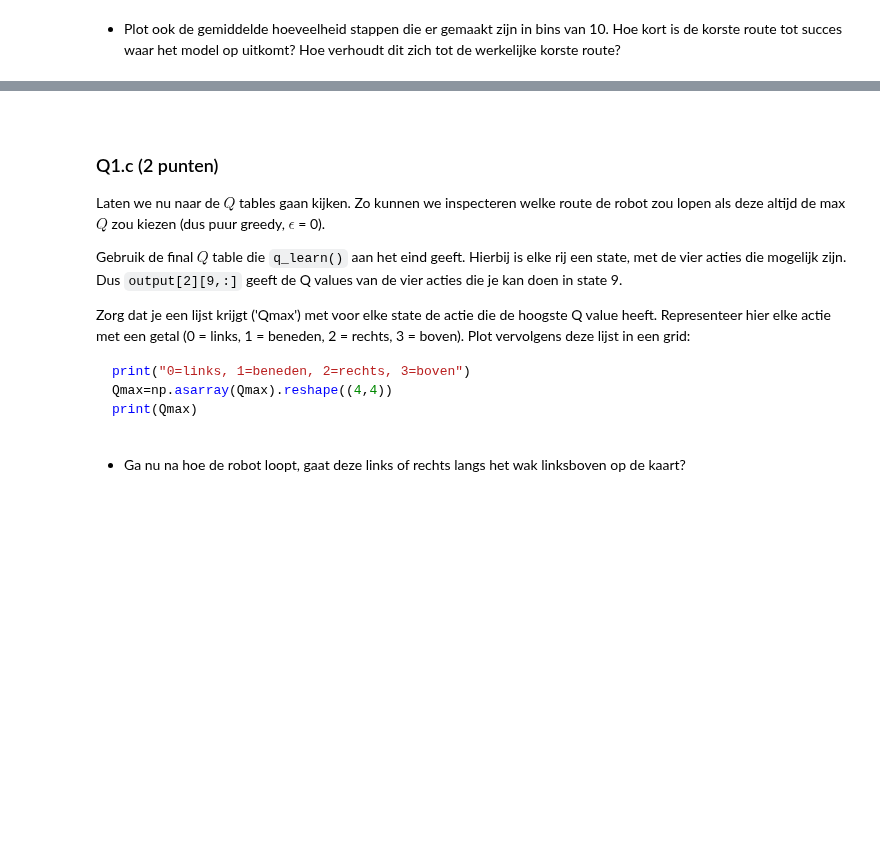
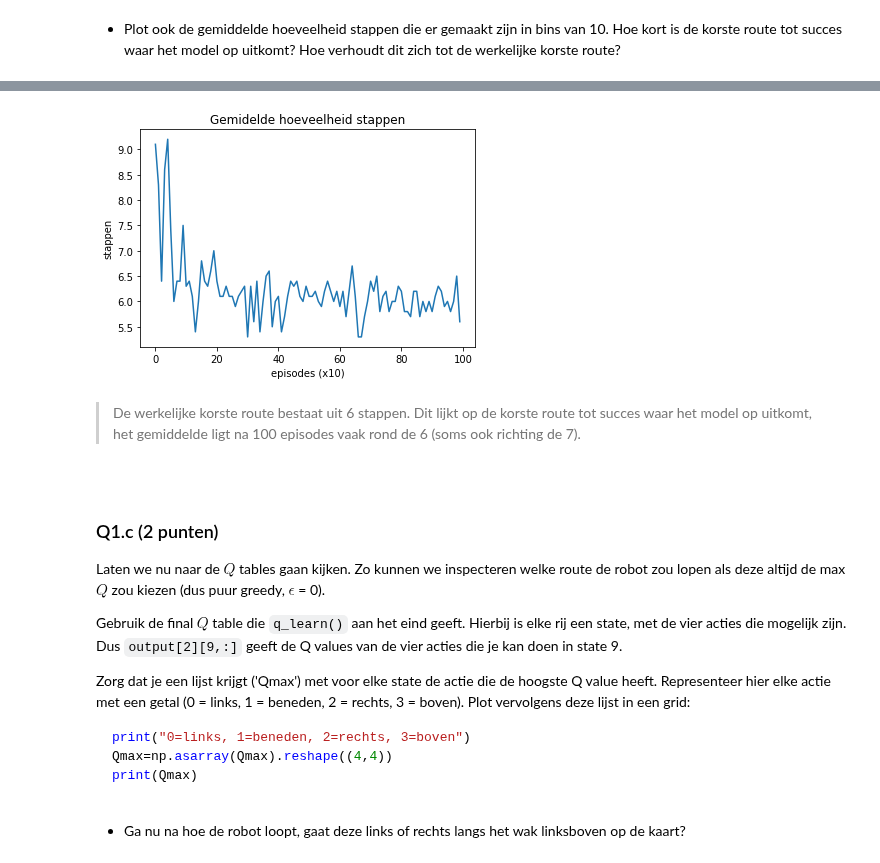
Before and after one commit to Tim-pijnacker/CGM, a Jupyter notebook: Assignment_3/Assignment_3a.ipynb, the cells around one changed output, grey strips where cells are left out. Cells and saved outputs as stored; diff of their text form; code cells hidden in the pictures; blank space fills up the shorter version.

```diff
--- a/Assignment_3/Assignment_3a.ipynb
+++ b/Assignment_3/Assignment_3a.ipynb
@@ -242,3 +246,15 @@ plt.plot(result1, label=...)
+# %%
+width = 10   # Width is de grote van elke bin
+result1 = jList[:(jList.size // width * width)].reshape(-1, width).mean(axis=1)
+plt.plot(result1)
+plt.title("Gemidelde hoeveelheid stappen")
+plt.xlabel("episodes (x10)")
+plt.ylabel("stappen")
+plt.show()
+# %% [output]
+[figure, added]
+# %% [markdown]
+> De werkelijke korste route bestaat uit 6 stappen. Dit lijkt op de korste route tot succes waar het model op uitkomt, het gemiddelde ligt na 100 episodes vaak rond de 6 (soms ook richting de 7).
 # %% [markdown]
 <br>
 
```
Also changed, not shown: parts of 35 cells of this notebook, 13 other files.
